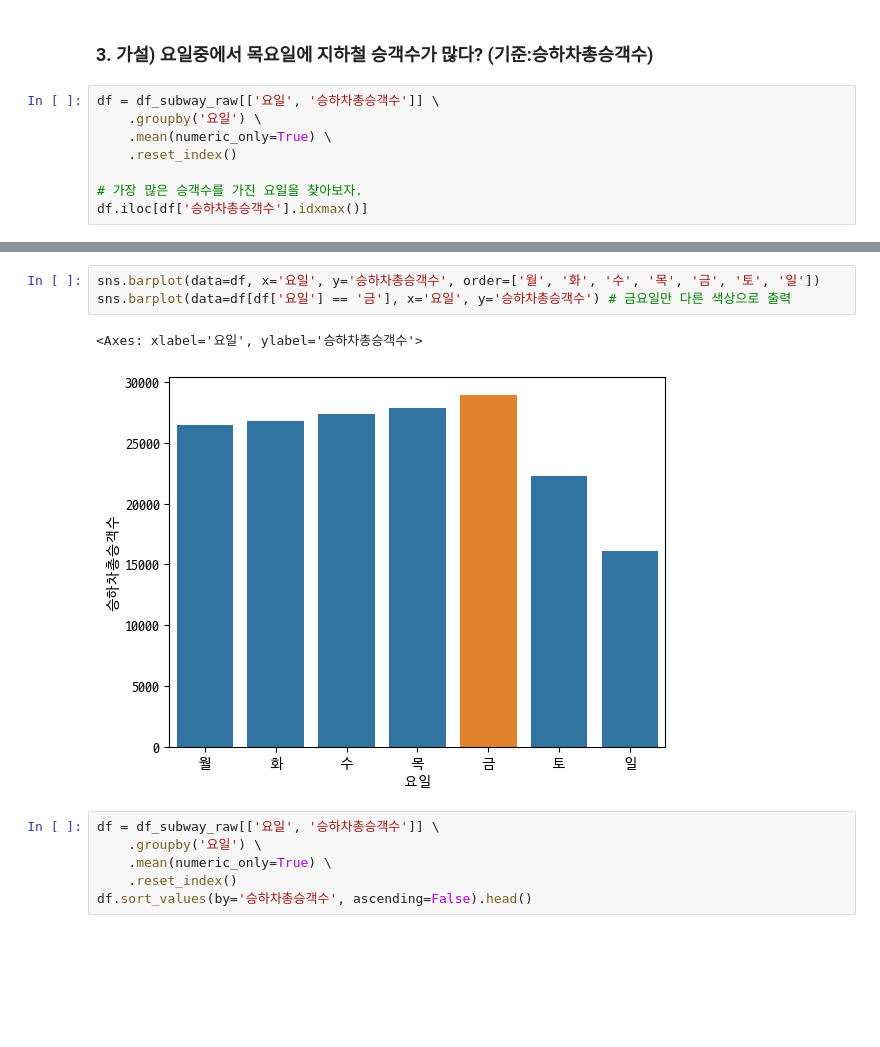
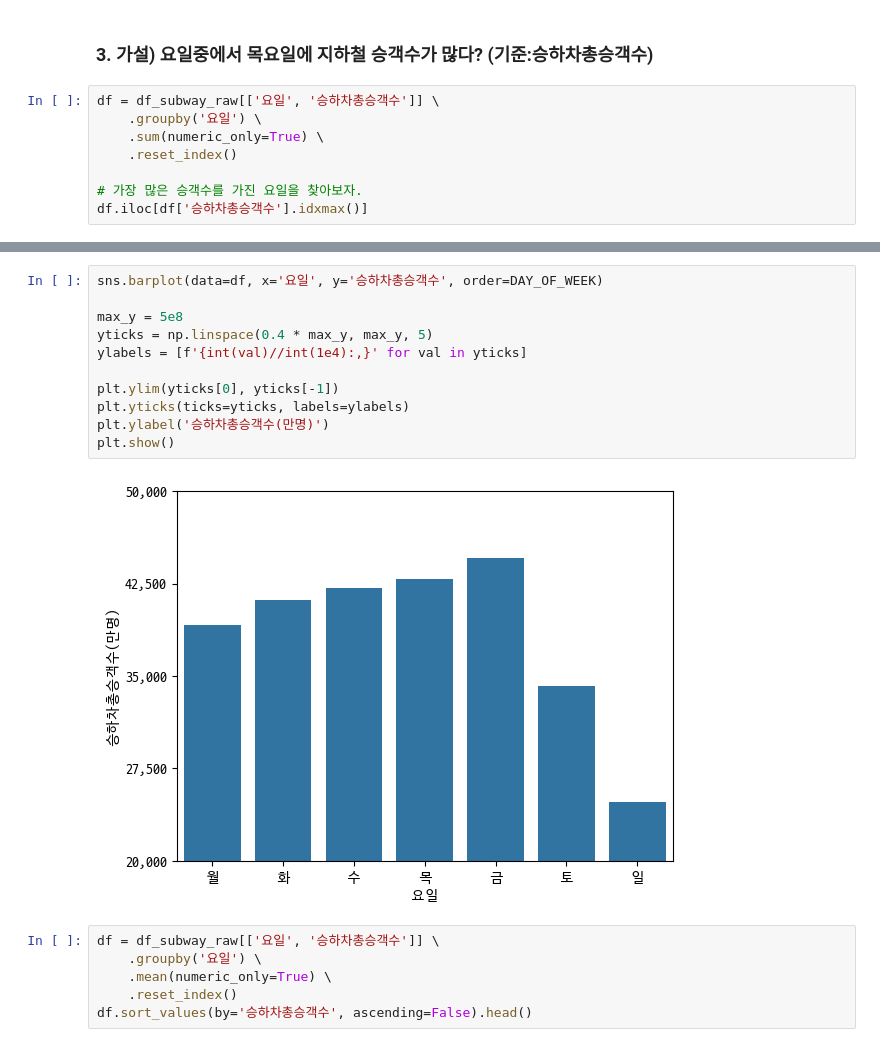
Before and after one commit to smu-202115064/Training-project-for-AI-X-Pioneers-Basic, a Jupyter notebook: 실습/김동주 - 지하철 이용승객 분석.ipynb, the cells around one changed output, grey strips where cells are left out. Drawn from its saved outputs; the diff is of its cells as text; blank space fills up the shorter version.

Commit message:
docs: 요일별 승하차총승객수 합계, 평균 비교 플랏 추가 (barplot)

```diff
--- a/실습/김동주 - 지하철 이용승객 분석.ipynb
+++ b/실습/김동주 - 지하철 이용승객 분석.ipynb
@@ -201,7 +201,7 @@ print(f'{row['월']:.0f}월에 가장 많은 승객수 {row['승하차총승객
 # %%
 df = df_subway_raw[['요일', '승하차총승객수']] \
     .groupby('요일') \
-    .mean(numeric_only=True) \
+    .sum(numeric_only=True) \
     .reset_index()
 
 # 가장 많은 승객수를 가진 요일을 찾아보자.
@@ -212,10 +212,17 @@ df.iloc[df['승하차총승객수'].idxmax()]
 Name: 0, dtype: object
-# %%
-sns.barplot(data=df, x='요일', y='승하차총승객수', order=['월', '화', '수', '목', '금', '토', '일'])
-sns.barplot(data=df[df['요일'] == '금'], x='요일', y='승하차총승객수') # 금요일만 다른 색상으로 출력
-# %% [output]
-<Axes: xlabel='요일', ylabel='승하차총승객수'>
-[figure, removed]
+# %%
+sns.barplot(data=df, x='요일', y='승하차총승객수', order=DAY_OF_WEEK)
+
+max_y = 5e8
+yticks = np.linspace(0.4 * max_y, max_y, 5)
+ylabels = [f'{int(val)//int(1e4):,}' for val in yticks]
+
+plt.ylim(yticks[0], yticks[-1])
+plt.yticks(ticks=yticks, labels=ylabels)
+plt.ylabel('승하차총승객수(만명)')
+plt.show()
+# %% [output]
+[figure, added]
 # %%
 df = df_subway_raw[['요일', '승하차총승객수']] \
     .groupby('요일') \
```
Also changed, not shown: parts of 9 cells of this notebook.
